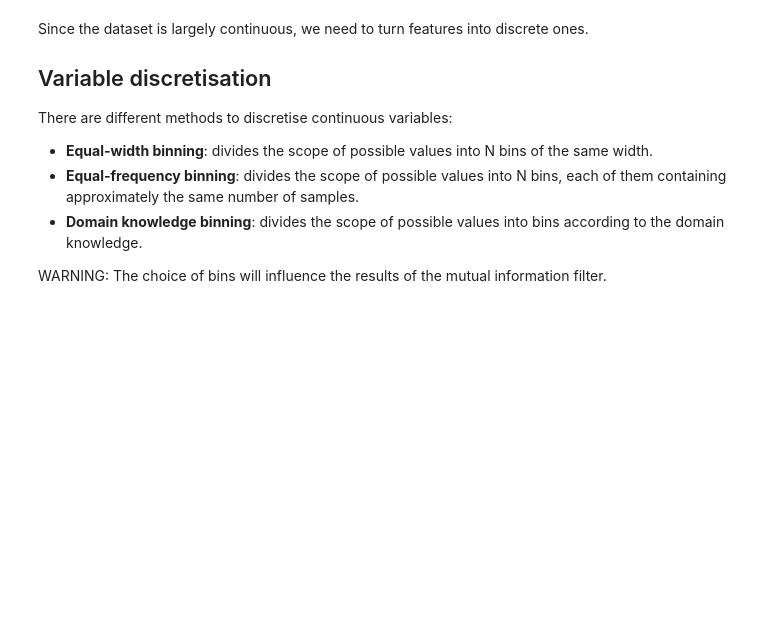
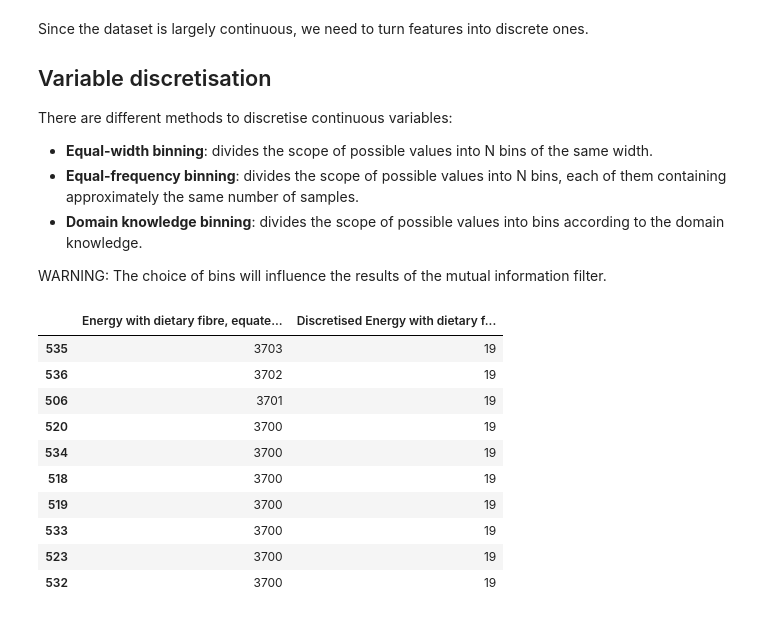
Before and after one commit to d4vidsha/food-groups-classification-model, a Jupyter notebook: src/mutual-information.ipynb, the cells around one changed output. Saved outputs shown, nothing was run; the diff lists cells and outputs as text; code cells hidden in the pictures; blank space fills up the shorter version.

```diff
--- a/src/mutual-information.ipynb
+++ b/src/mutual-information.ipynb
@@ -59,15 +66,26 @@ WARNING: The choice of bins will influence the results of the mutual information
 # %%
 # variable discretisation using pandas.qcut
 
 # add new column with discretised values
-data_nutr['Discretised Energy with dietary fibre, equated \n(kJ)'] = pd.cut(data_nutr['Energy with dietary fibre, equated \n(kJ)'], 20, labels=False)
+data['Discretised Energy with dietary fibre, equated \n(kJ)'] = pd.cut(data['Energy with dietary fibre, equated \n(kJ)'], 20, labels=False)
 
 # print the first few rows of the data for the two columns
-data_nutr[['Energy with dietary fibre, equated \n(kJ)', 'Discretised Energy with dietary fibre, equated \n(kJ)']].head(10)
+data[['Energy with dietary fibre, equated \n(kJ)', 'Discretised Energy with dietary fibre, equated \n(kJ)']].head(10)
 
-data_nutr.head()
 # print the first few rows of the sorted data for the two columns
-# data[['Energy with dietary fibre, equated \n(kJ)', 'Discretised Energy with dietary fibre, equated \n(kJ)']].sort_values(by='Energy with dietary fibre, equated \n(kJ)', ascending=False).head(10)
+data[['Energy with dietary fibre, equated \n(kJ)', 'Discretised Energy with dietary fibre, equated \n(kJ)']].sort_values(by='Energy with dietary fibre, equated \n(kJ)', ascending=False).head(10)
+# %% [output]
+|  | Energy with dietary fibre, equate... | Discretised Energy with dietary f... |
+| 535 | 3703 | 19 |
+| 536 | 3702 | 19 |
+| 506 | 3701 | 19 |
+| 520 | 3700 | 19 |
+| 534 | 3700 | 19 |
+| 518 | 3700 | 19 |
+| 519 | 3700 | 19 |
+| 533 | 3700 | 19 |
+| 523 | 3700 | 19 |
+| 532 | 3700 | 19 |
 # %%
 # Discretise all columns of data
 
```
Also changed, not shown: parts of 3 cells of this notebook, 1 other file.
